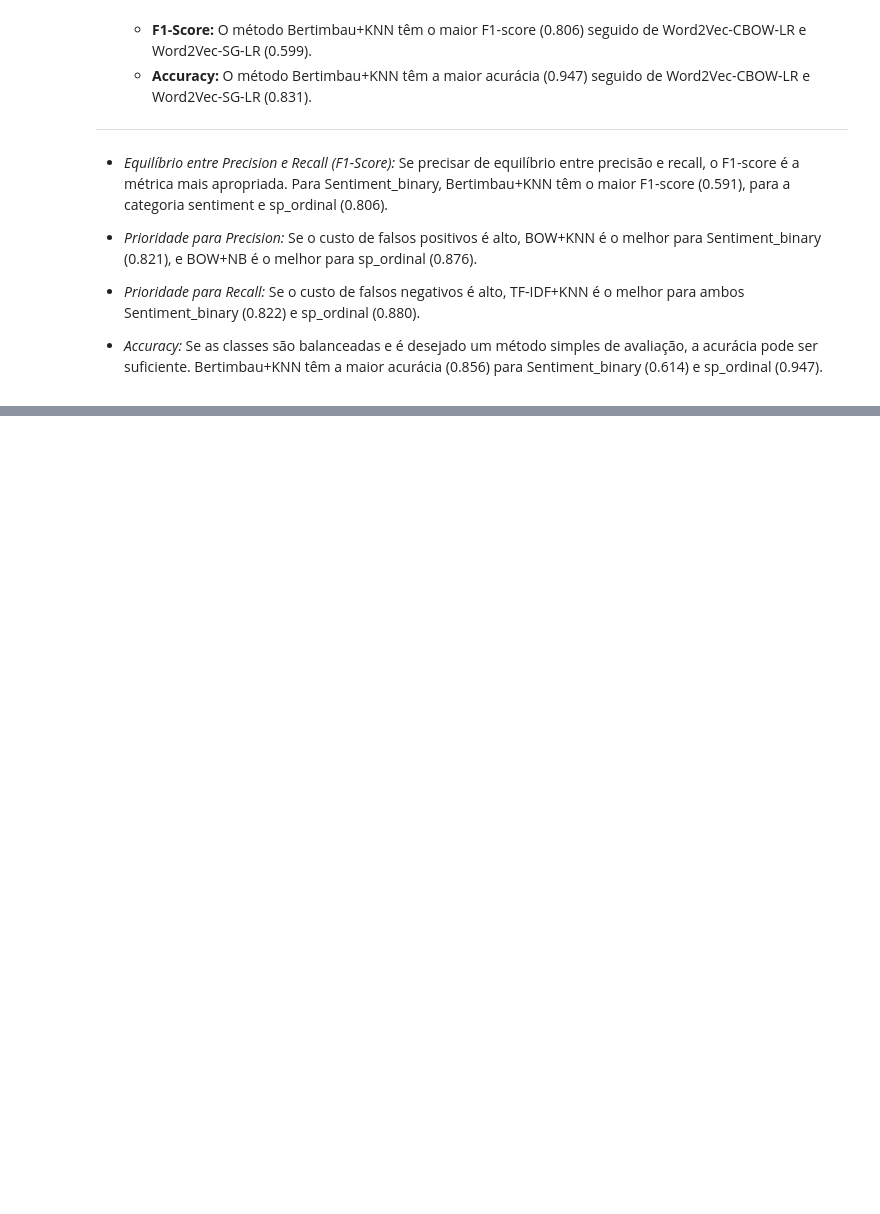
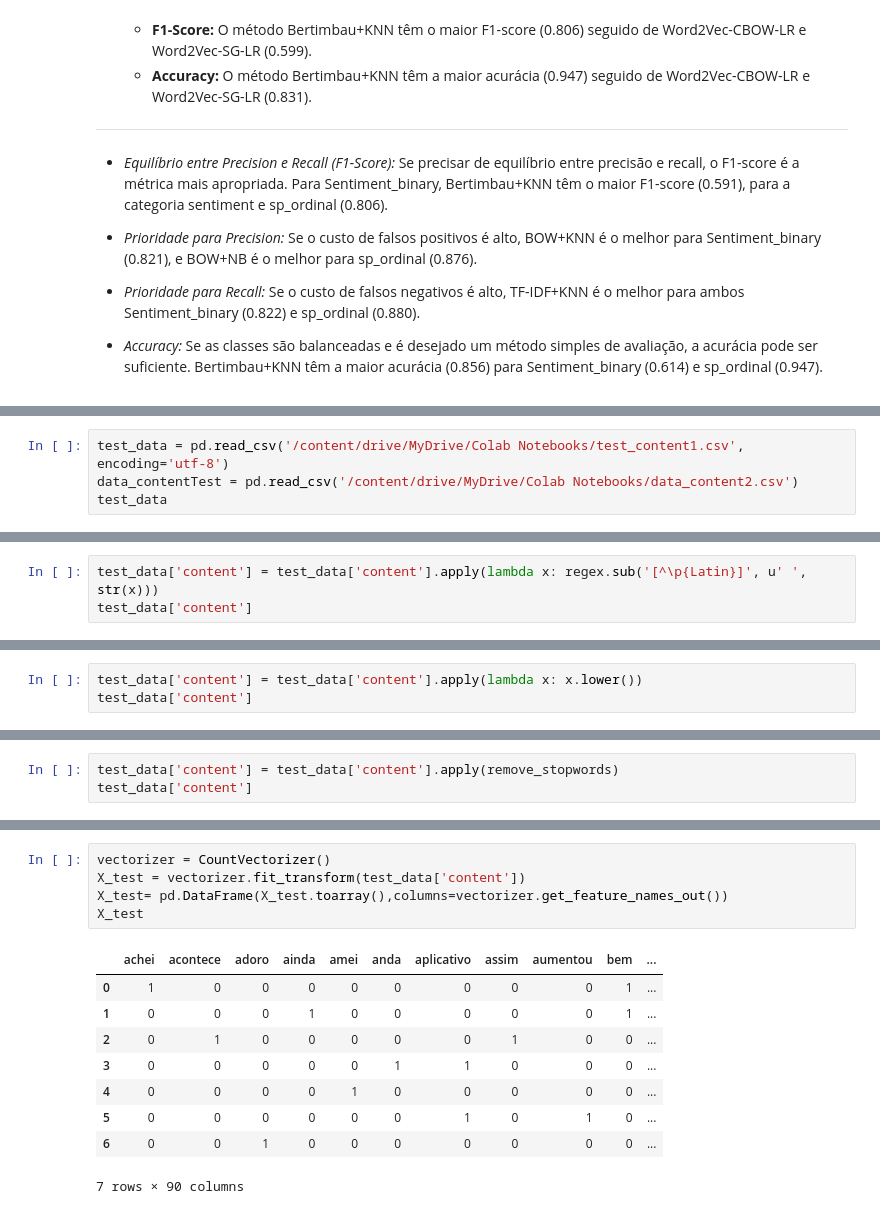
Before and after one commit to Kalidsa/Projeto-de-Minera-o-de-Textos---CDII, a Jupyter notebook: Mineração_de_textos.ipynb, the cells around one changed output, grey strips where cells are left out. Cells and saved outputs as stored; diff of their text form; blank space fills up the shorter version.

```diff
--- a/Mineração_de_textos.ipynb
+++ b/Mineração_de_textos.ipynb
@@ -1625,0 +1873,4 @@ NameError: name 'results_sentiment_sg_w2v' is not defined
+# %%
+test_data = pd.read_csv('/content/drive/MyDrive/Colab Notebooks/test_content1.csv', encoding='utf-8')
+data_contentTest = pd.read_csv('/content/drive/MyDrive/Colab Notebooks/data_content2.csv')
+test_data
@@ -1625,0 +1886,3 @@ NameError: name 'results_sentiment_sg_w2v' is not defined
+# %%
+test_data['content'] = test_data['content'].apply(lambda x: regex.sub('[^\p{Latin}]', u' ', str(x)))
+test_data['content']
@@ -1625,0 +1899,3 @@ NameError: name 'results_sentiment_sg_w2v' is not defined
+# %%
+test_data['content'] = test_data['content'].apply(lambda x: x.lower())
+test_data['content']
@@ -1625,0 +1912,3 @@ NameError: name 'results_sentiment_sg_w2v' is not defined
+# %%
+test_data['content'] = test_data['content'].apply(remove_stopwords)
+test_data['content']
@@ -1625,0 +1925,15 @@ NameError: name 'results_sentiment_sg_w2v' is not defined
+# %%
+vectorizer = CountVectorizer()
+X_test = vectorizer.fit_transform(test_data['content'])
+X_test= pd.DataFrame(X_test.toarray(),columns=vectorizer.get_feature_names_out())
+X_test
+# %% [output]
+|  | achei | acontece | adoro | ainda | amei | anda | aplicativo | assim | aumentou | bem | ... |
+| 0 | 1 | 0 | 0 | 0 | 0 | 0 | 0 | 0 | 0 | 1 | ... |
+| 1 | 0 | 0 | 0 | 1 | 0 | 0 | 0 | 0 | 0 | 1 | ... |
+| 2 | 0 | 1 | 0 | 0 | 0 | 0 | 0 | 1 | 0 | 0 | ... |
+| 3 | 0 | 0 | 0 | 0 | 0 | 1 | 1 | 0 | 0 | 0 | ... |
+| 4 | 0 | 0 | 0 | 0 | 1 | 0 | 0 | 0 | 0 | 0 | ... |
+| 5 | 0 | 0 | 0 | 0 | 0 | 0 | 1 | 0 | 1 | 0 | ... |
+| 6 | 0 | 0 | 1 | 0 | 0 | 0 | 0 | 0 | 0 | 0 | ... |
+7 rows × 90 columns
```
Also changed, not shown: parts of 47 cells of this notebook.
